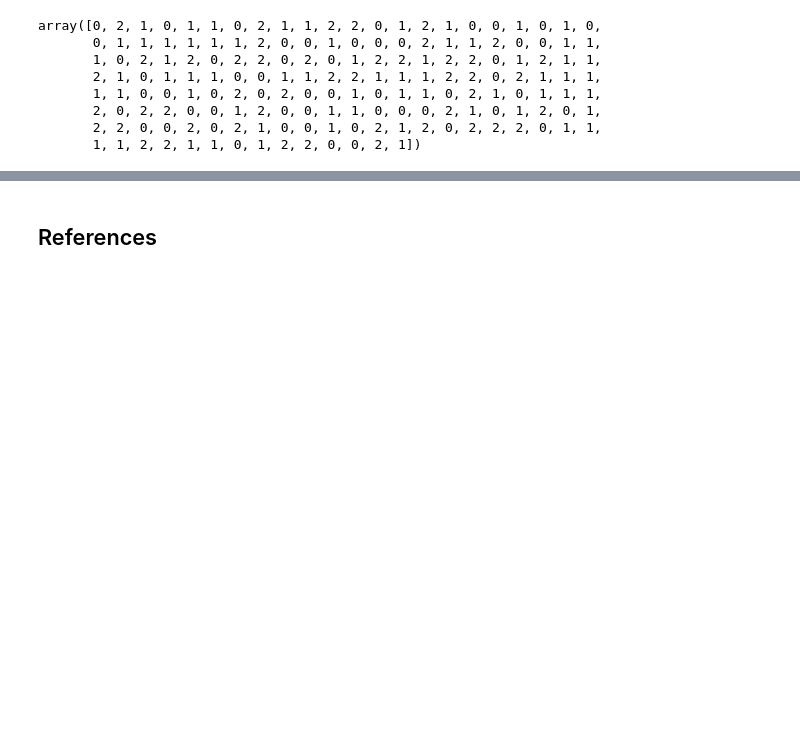
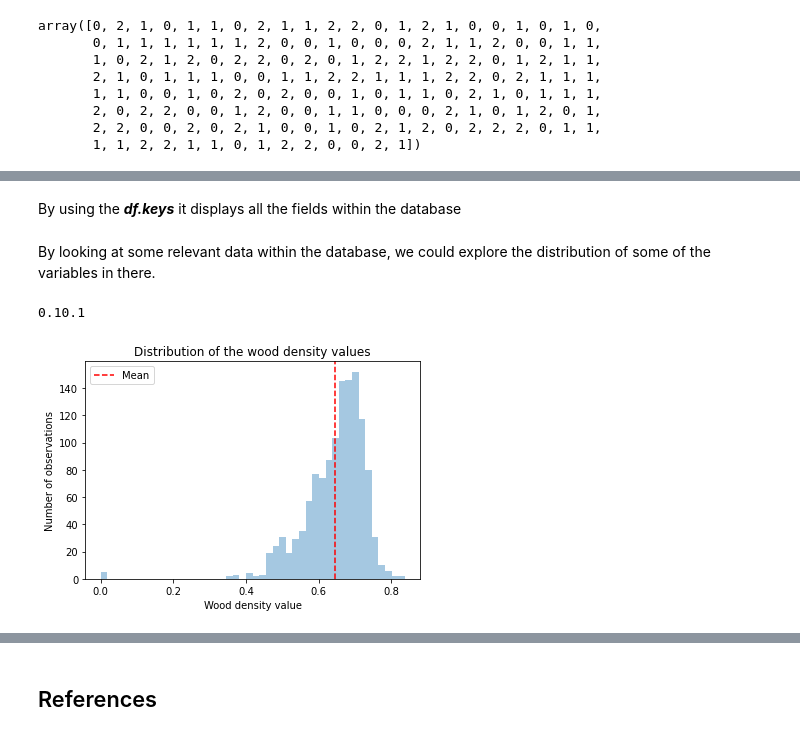
Before and after one commit to Manuferu/Machine_Learning_and_Stats, a Jupyter notebook: scikit-learn.ipynb, the cells around one changed output, grey strips where cells are left out. Drawn from its saved outputs; the diff is of its cells as text; code cells hidden in the pictures; blank space fills up the shorter version.

Commit message:
Selection and explanation of the dataset for scikit algorithm demonstrations

```diff
--- a/scikit-learn.ipynb
+++ b/scikit-learn.ipynb
@@ -134,0 +145,8 @@ array([0, 2, 1, 0, 1, 1, 0, 2, 1, 1, 2, 2, 0, 1, 2, 1, 0, 0, 1, 0, 1, 0,
+# %%
+#import pandas and geopandas library
+import pandas as pd
+#import geopandas as gp
+## We don't need to download the dataset, by putting the direct url, Pandas will read the file directly
+path = (r'https://forest-observation-system.net/Data/FOS_Plots_v2019.04.10.xlsx')
+df = pd.read_excel (path)
+df.keys()
@@ -134,0 +165,19 @@ array([0, 2, 1, 0, 1, 1, 0, 2, 1, 1, 2, 2, 0, 1, 2, 1, 0, 0, 1, 0, 1, 0,
+# %% [markdown]
+By using the ***df.keys*** it displays all the fields within the database
+# %% [markdown]
+By looking at some relevant data within the database, we could explore the distribution of some of the variables in there.
+# %%
+import seaborn as sns
+from matplotlib import pyplot as plt
+sns.distplot(df['Wood density'],kde = False)
+mean=df['Wood density'].mean()
+print(sns.__version__)
+plt.axvline(mean, color='r', linestyle='--')
+plt.legend({'Mean':mean})
+plt.title('Distribution of the wood density values')
+plt.xlabel('Wood density value')
+plt.ylabel('Number of observations')
+plt.show()
+# %% [output]
+0.10.1
+[figure, added]
```
Also changed, not shown: parts of 10 cells of this notebook.
